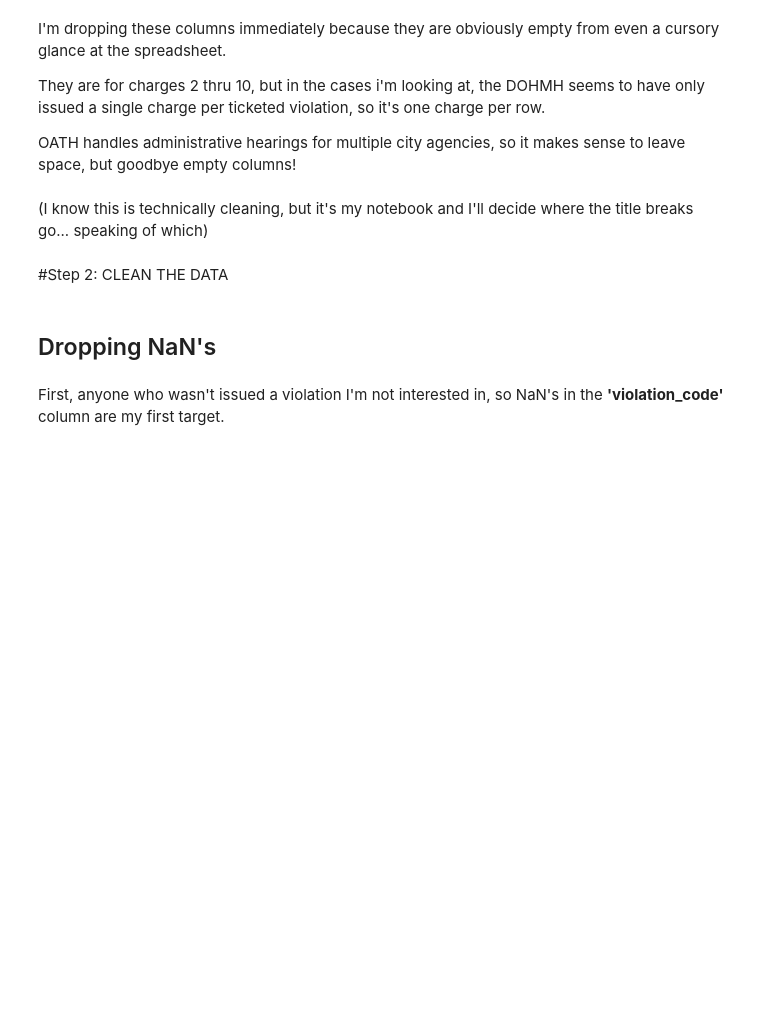
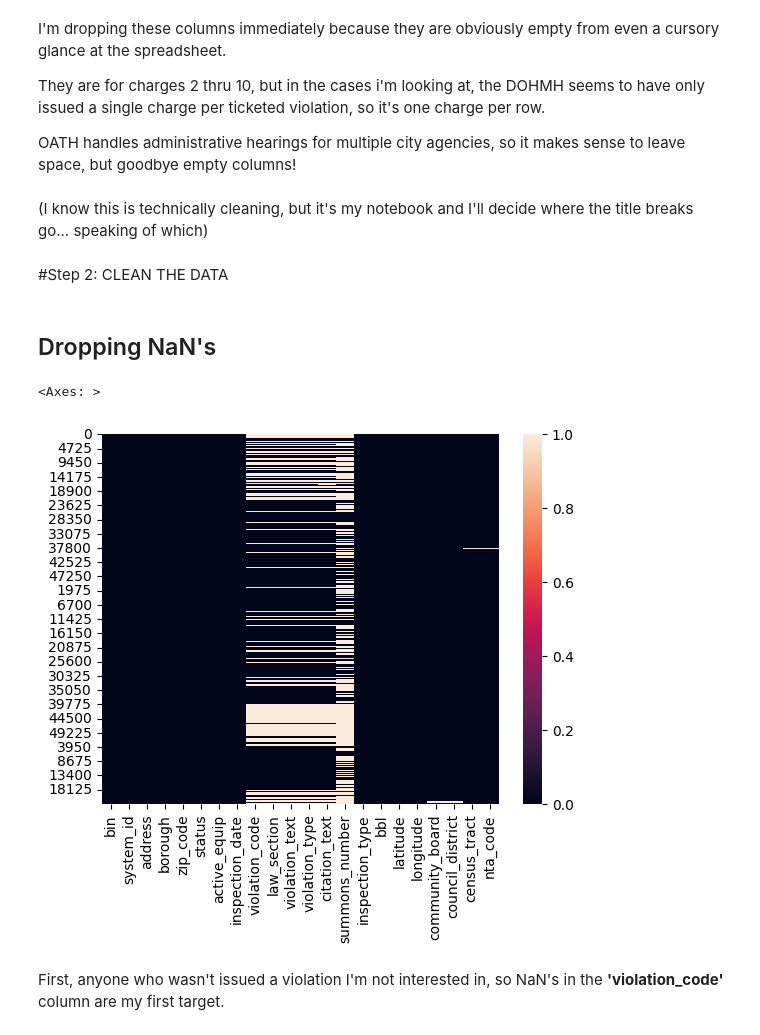
Before and after one commit to bigbirdjones/laguardia_data_analytics, a Jupyter notebook: NYC_Cooling_Tower_System_Inspection_Results_EDA.ipynb, the cells around one changed output. Saved outputs shown, nothing was run; the diff lists cells and outputs as text; code cells hidden in the pictures; blank space fills up the shorter version.

```diff
--- a/NYC_Cooling_Tower_System_Inspection_Results_EDA.ipynb
+++ b/NYC_Cooling_Tower_System_Inspection_Results_EDA.ipynb
@@ -78,3 +80,8 @@ oath_df = oath_df.drop(oath_df.columns[[42,43,44,45,46,47,48,49,50,
+# %%
+sns.heatmap(full_df.isnull())
+# %% [output]
+<Axes: >
+[figure, added]
 # %% [markdown]
 First, anyone who wasn't issued a violation I'm not interested in, so NaN's in the **'violation_code'** column are my first target.
 # %%
```
Also changed, not shown: parts of 32 cells of this notebook.
